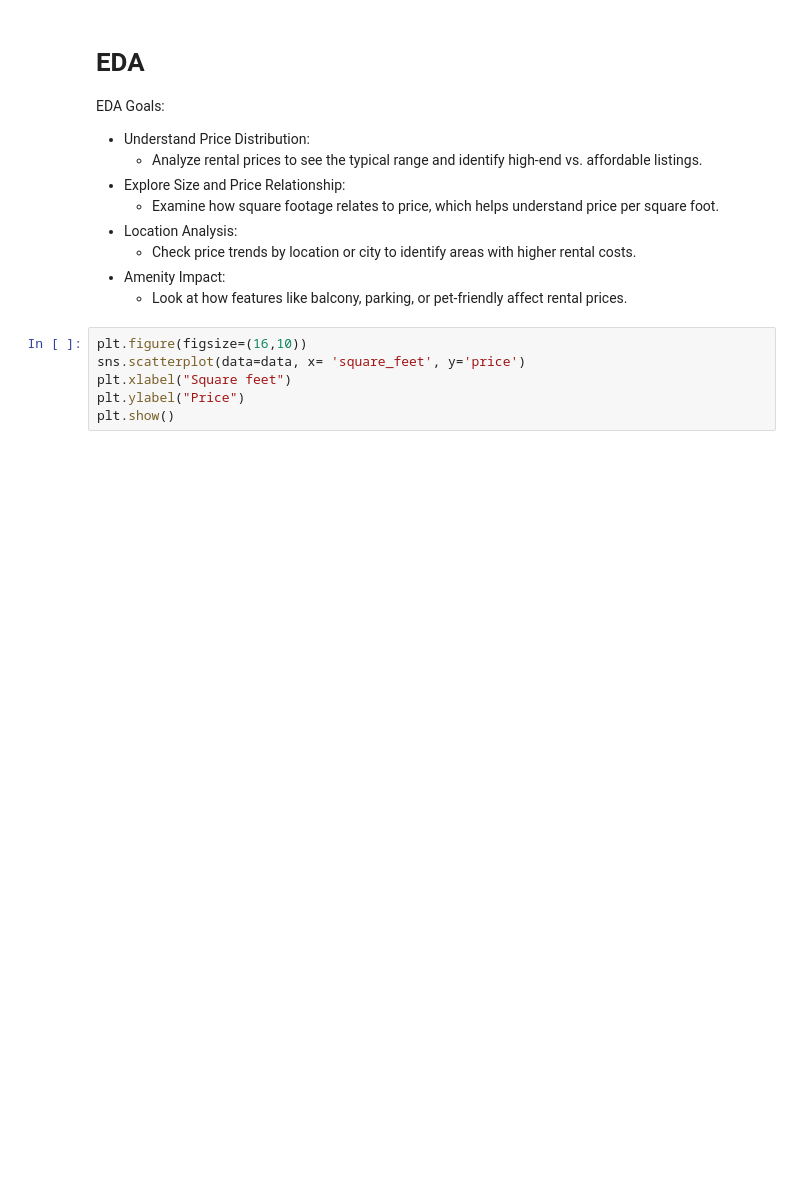
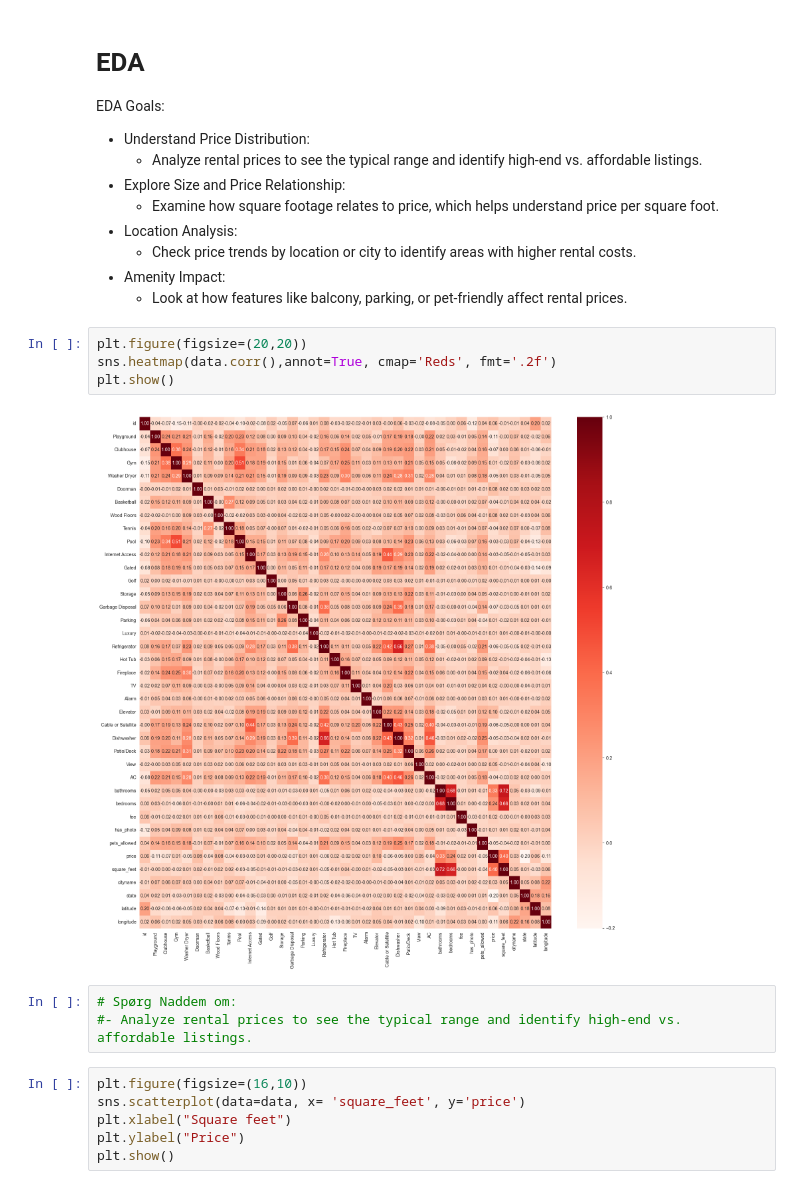
Before and after one commit to Mathias1997/Projekt-Rentprice, a Jupyter notebook: rent_price_exam.ipynb, the cells around one changed output. Saved outputs shown, nothing was run; the diff lists cells and outputs as text; blank space fills up the shorter version.

```diff
--- a/rent_price_exam.ipynb
+++ b/rent_price_exam.ipynb
@@ -551,6 +521,15 @@ EDA Goals:
 	- Check price trends by location or city to identify areas with higher rental costs.
 - Amenity Impact:
 	- Look at how features like balcony, parking, or pet-friendly affect rental prices.
+# %%
+plt.figure(figsize=(20,20))
+sns.heatmap(data.corr(),annot=True, cmap='Reds', fmt='.2f')
+plt.show()
+# %% [output]
+[figure, added]
+# %%
+# Spørg Naddem om:
+#- Analyze rental prices to see the typical range and identify high-end vs. affordable listings.
 # %%
 plt.figure(figsize=(16,10))
 sns.scatterplot(data=data, x= 'square_feet', y='price')
```
Also changed, not shown: parts of 12 cells of this notebook.
